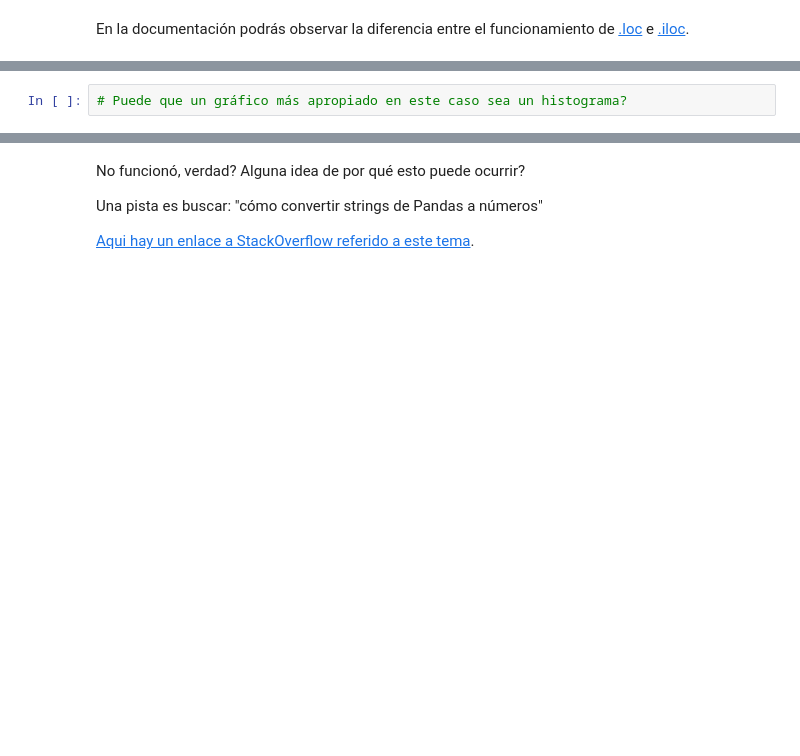
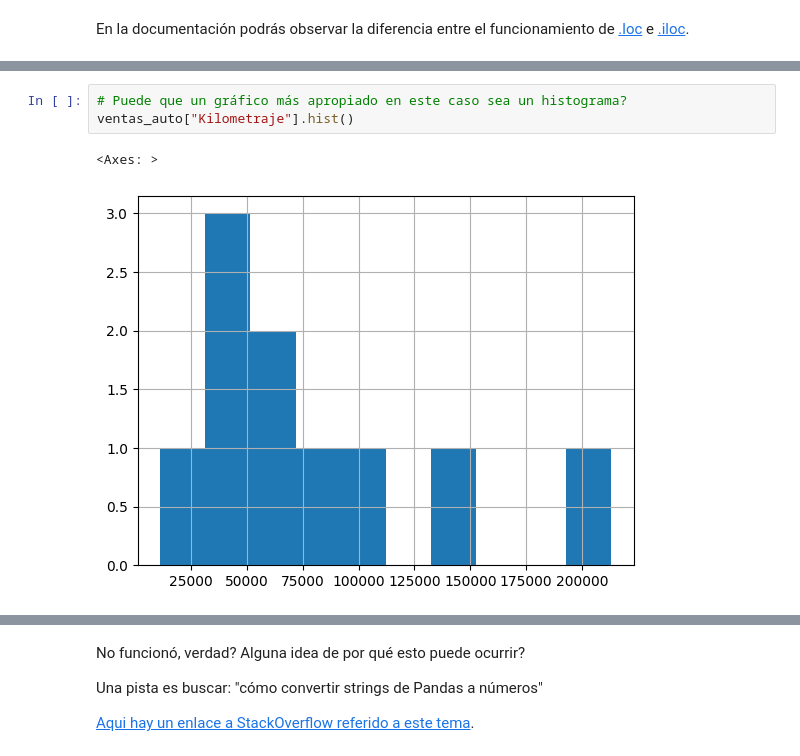
Before and after one commit to Mgobeaalcoba/all_python_for_everybody_my_course, a Jupyter notebook: 15_day/practice_pandas.ipynb, the cells around one changed output, grey strips where cells are left out. Saved outputs shown, nothing was run; the diff lists cells and outputs as text; blank space fills up the shorter version.

```diff
--- a/15_day/practice_pandas.ipynb
+++ b/15_day/practice_pandas.ipynb
@@ -65,4 +237,8 @@ En la documentación podrás observar la diferencia entre el funcionamiento de [
 # %%
 # Puede que un gráfico más apropiado en este caso sea un histograma?
+ventas_auto["Kilometraje"].hist()
+# %% [output]
+<Axes: >
+[figure, added]
 # %%
 # Intentamos graficar la columna de precios
```
Also changed, not shown: parts of 29 cells of this notebook, 2 other files.
